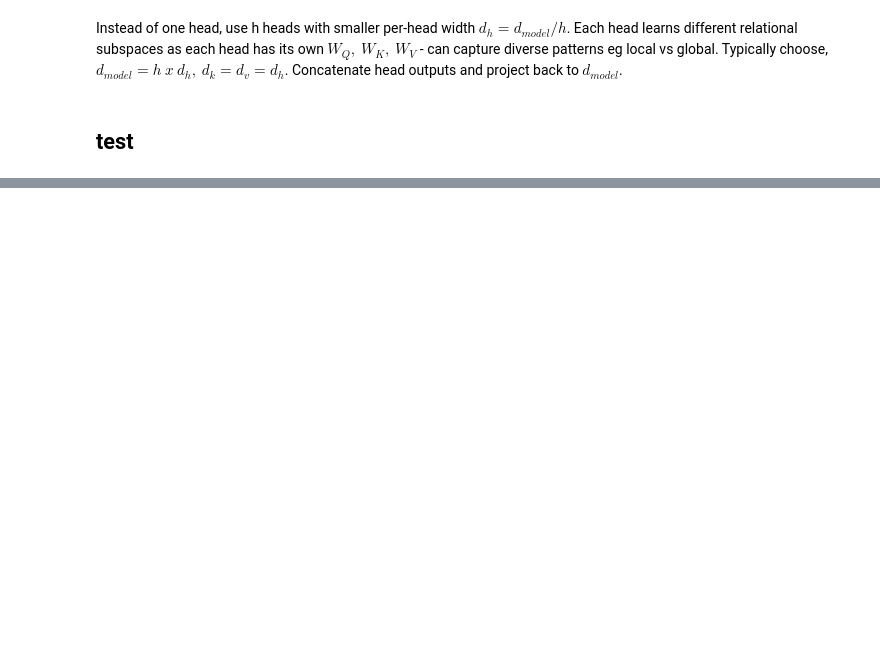
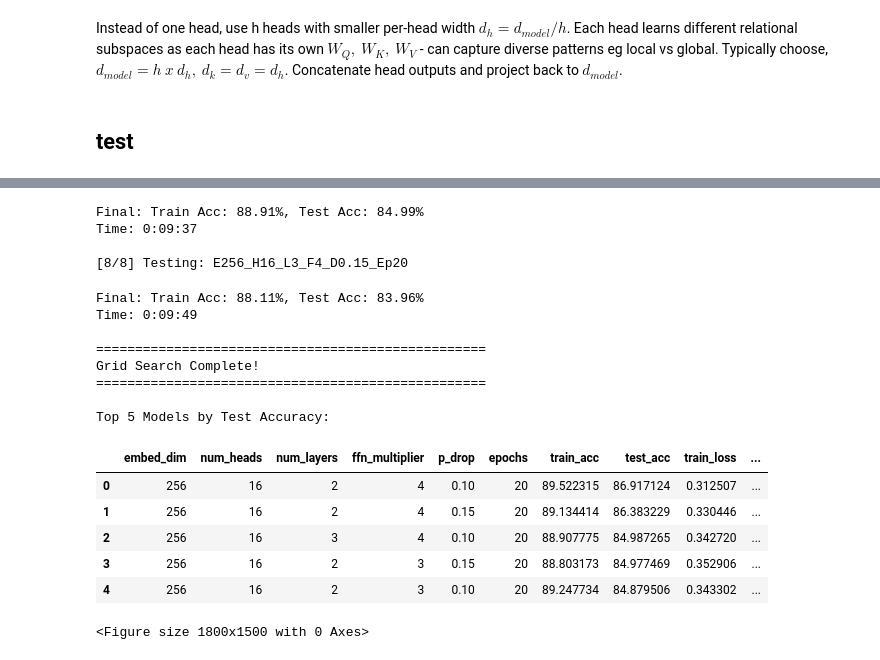
Before and after one commit to Catcus3/deep_learning, a Jupyter notebook: vision_transformers/hyperparam_search.ipynb, the cells around one changed output, grey strips where cells are left out. Saved outputs shown, nothing was run; the diff lists cells and outputs as text; code cells hidden in the pictures; blank space fills up the shorter version.

Commit message:
example hyperparameter search

```diff
--- a/vision_transformers/hyperparam_search.ipynb
+++ b/vision_transformers/hyperparam_search.ipynb
@@ -470,0 +428,13 @@ class MultiHeadClassifier(nn.Module):
+# %%
+class FeedForward(nn.Module):
+    def __init__(self,dim,dim_inner):
+        #dim = dim of model input and output
+        #dim_inner = dim of inner layer in FFNN
+        super().__init__()
+        self.layers = nn.Sequential(
+            nn.Linear(dim, dim_inner),
+            nn.ReLU(),
+            nn.Linear(dim_inner, dim)
+        )
+    def forward(self,x):
+        return self.layers(x)
@@ -773,0 +735,48 @@ Time: 0:01:00
+# %%
+embed_dims = [256]
+num_heads_list = [16]
+num_layers_list = [2,3]
+ffn_multipliers = [3,4]
+p_drops = [0.1,0.15]
+epochs_list = [20]
+
+# Run grid search for multilayer transformer
+results_df, best_model = grid_search_transformer_model(
+    train_dataloader=train_dataloader,
+    test_dataloader=test_dataloader,
+    num_classes=NUM_CLASSES,
+    device=device,
+    embed_dims=embed_dims,
+    num_heads_list=num_heads_list,
+    num_layers_list=num_layers_list,
+    ffn_multipliers=ffn_multipliers,
+    p_drops=p_drops,
+    epochs_list=epochs_list
+)
+
+# Train the best model config for visualization
+best_config = results_df.iloc[0]
+
+final_model = MultiLayerTransformerClassifier(
+    num_classes=NUM_CLASSES,
+    embed_dim=int(best_config['embed_dim']),
+    num_heads=int(best_config['num_heads']),
+    num_layers=int(best_config['num_layers']),
+    ffn_dim_multiplier=int(best_config['ffn_multiplier']),
+    p_drop=float(best_config['p_drop']),
+).to(device)
+
+
+
+train_accs, test_accs, train_losses, test_losses = train_model(final_model, epochs=int(best_config['epochs']), verbose=False)
+
+# Plot results
+plot_acc_losses(
+    model_name=f"Best Multilayer Model: {best_config['model_name']}",
+    train_accs=train_accs,
+    test_accs=test_accs,
+    train_losses=train_losses,
+    test_losses=test_losses,
+    epochs=int(best_config['epochs'])
+)
+# %% [output]
@@ -773,0 +810,19 @@ Time: 0:01:00
+Final: Train Acc: 88.91%, Test Acc: 84.99%
+Time: 0:09:37
+
+[8/8] Testing: E256_H16_L3_F4_D0.15_Ep20
+Final: Train Acc: 88.11%, Test Acc: 83.96%
+Time: 0:09:49
+
+==================================================
+Grid Search Complete!
+==================================================
+
+Top 5 Models by Test Accuracy:
+|  | embed_dim | num_heads | num_layers | ffn_multiplier | p_drop | epochs | train_acc | test_acc | train_loss | ... |
+| 0 | 256 | 16 | 2 | 4 | 0.10 | 20 | 89.522315 | 86.917124 | 0.312507 | ... |
+| 1 | 256 | 16 | 2 | 4 | 0.15 | 20 | 89.134414 | 86.383229 | 0.330446 | ... |
+| 2 | 256 | 16 | 3 | 4 | 0.10 | 20 | 88.907775 | 84.987265 | 0.342720 | ... |
+| 3 | 256 | 16 | 2 | 3 | 0.15 | 20 | 88.803173 | 84.977469 | 0.352906 | ... |
+| 4 | 256 | 16 | 2 | 3 | 0.10 | 20 | 89.247734 | 84.879506 | 0.343302 | ... |
+<Figure size 1800x1500 with 0 Axes>
```
Also changed, not shown: parts of 12 cells of this notebook, 1 other file.
